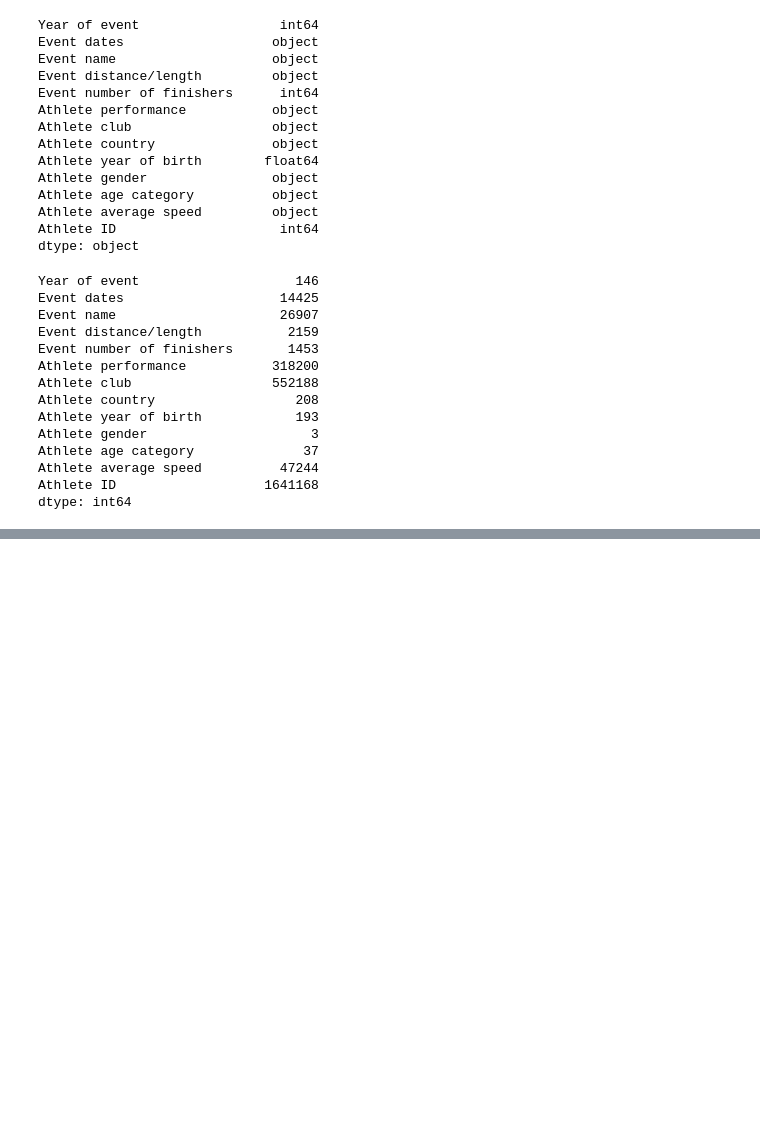
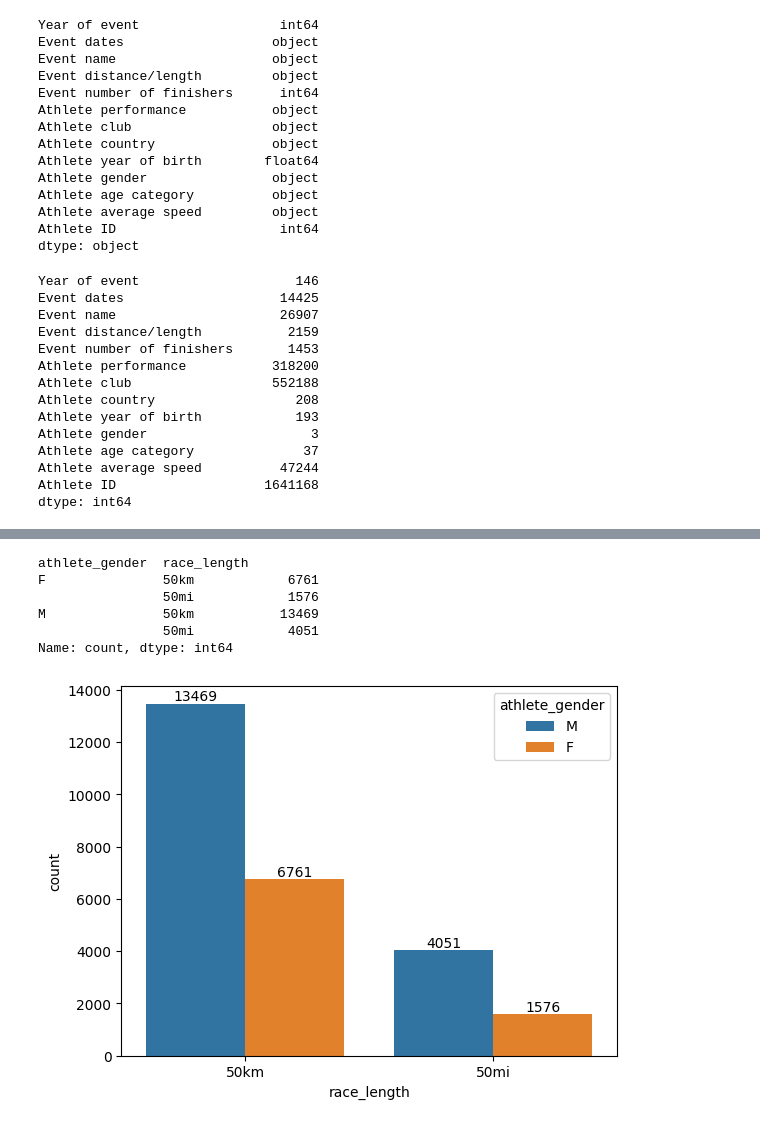
Before and after one commit to Ashik-jiddney/Data-Analysis, a Jupyter notebook: Ultra_Marathon_Races/UM_Races.ipynb, the cells around one changed output, grey strips where cells are left out. Saved outputs shown, nothing was run; the diff lists cells and outputs as text; code cells hidden in the pictures; blank space fills up the shorter version.

```diff
--- a/Ultra_Marathon_Races/UM_Races.ipynb
+++ b/Ultra_Marathon_Races/UM_Races.ipynb
@@ -57,0 +227,14 @@ dtype: int64
+# %%
+abc = df2.groupby('athlete_gender')['race_length'].value_counts()
+print(abc)
+ax = sns.countplot(data=df2, x='race_length', hue='athlete_gender')
+for i in range (0,len(ax.containers)):
+    ax.bar_label(ax.containers[i])
+# %% [output]
+athlete_gender  race_length
+F               50km            6761
+                50mi            1576
+M               50km           13469
+                50mi            4051
+Name: count, dtype: int64
+[figure, added]
```
Also changed, not shown: parts of 22 cells of this notebook.
